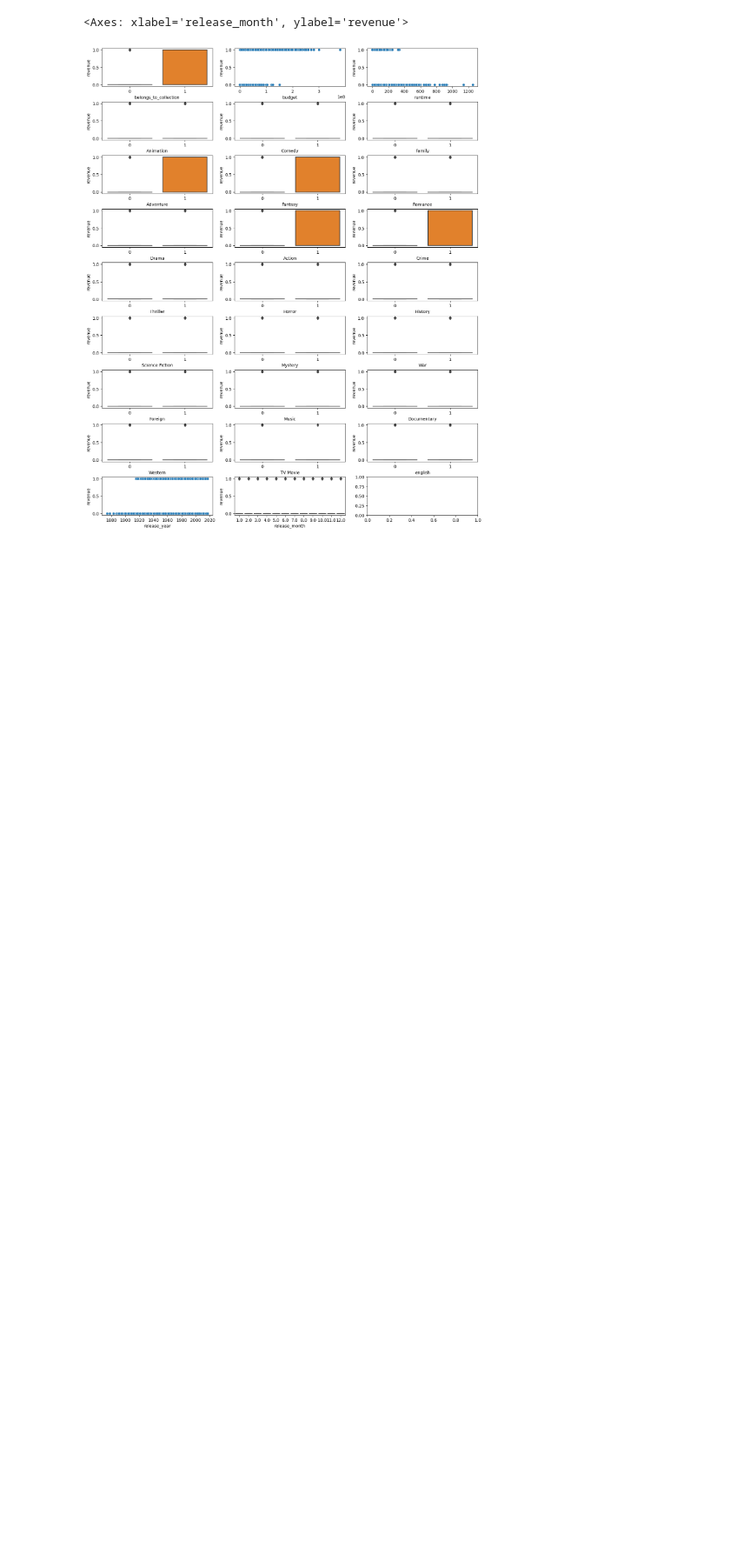
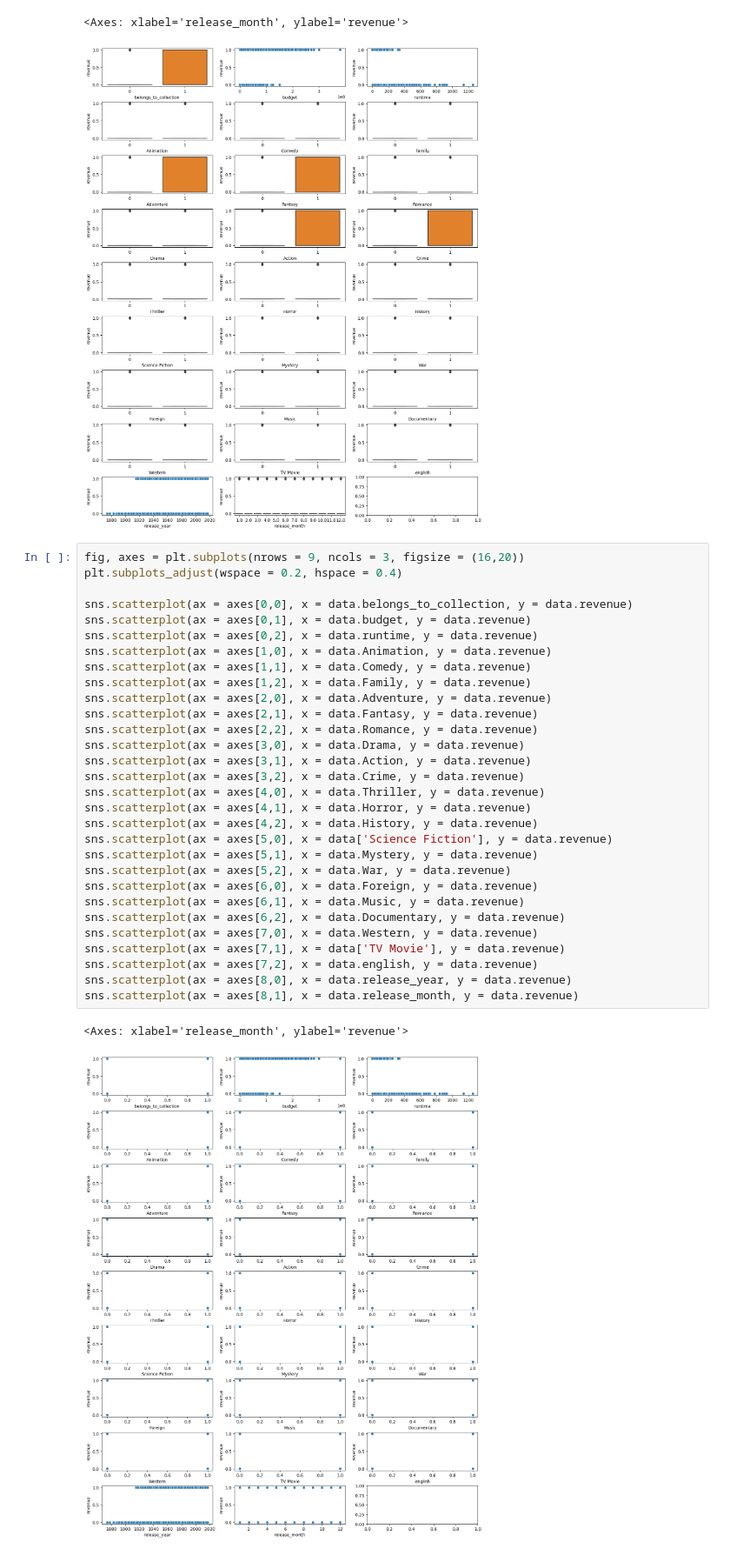
Before and after one commit to ElijahNascar/Movie-Classification-Models, a Jupyter notebook: data_vis.ipynb, the cells around one changed output. Shown at 87% size. Cells and saved outputs as stored; diff of their text form; blank space fills up the shorter version.

```diff
--- a/data_vis.ipynb
+++ b/data_vis.ipynb
@@ -127,3 +128,36 @@ sns.boxplot(ax = axes[8,1], x = data.release_month, y = data.revenue)
 # %% [output]
 <Axes: xlabel='release_month', ylabel='revenue'>
 [figure]
+# %%
+fig, axes = plt.subplots(nrows = 9, ncols = 3, figsize = (16,20))
+plt.subplots_adjust(wspace = 0.2, hspace = 0.4)
+
+sns.scatterplot(ax = axes[0,0], x = data.belongs_to_collection, y = data.revenue)
+sns.scatterplot(ax = axes[0,1], x = data.budget, y = data.revenue)
+sns.scatterplot(ax = axes[0,2], x = data.runtime, y = data.revenue)
+sns.scatterplot(ax = axes[1,0], x = data.Animation, y = data.revenue)
+sns.scatterplot(ax = axes[1,1], x = data.Comedy, y = data.revenue)
+sns.scatterplot(ax = axes[1,2], x = data.Family, y = data.revenue)
+sns.scatterplot(ax = axes[2,0], x = data.Adventure, y = data.revenue)
+sns.scatterplot(ax = axes[2,1], x = data.Fantasy, y = data.revenue)
+sns.scatterplot(ax = axes[2,2], x = data.Romance, y = data.revenue)
+sns.scatterplot(ax = axes[3,0], x = data.Drama, y = data.revenue)
+sns.scatterplot(ax = axes[3,1], x = data.Action, y = data.revenue)
+sns.scatterplot(ax = axes[3,2], x = data.Crime, y = data.revenue)
+sns.scatterplot(ax = axes[4,0], x = data.Thriller, y = data.revenue)
+sns.scatterplot(ax = axes[4,1], x = data.Horror, y = data.revenue)
+sns.scatterplot(ax = axes[4,2], x = data.History, y = data.revenue)
+sns.scatterplot(ax = axes[5,0], x = data['Science Fiction'], y = data.revenue)
+sns.scatterplot(ax = axes[5,1], x = data.Mystery, y = data.revenue)
+sns.scatterplot(ax = axes[5,2], x = data.War, y = data.revenue)
+sns.scatterplot(ax = axes[6,0], x = data.Foreign, y = data.revenue)
+sns.scatterplot(ax = axes[6,1], x = data.Music, y = data.revenue)
+sns.scatterplot(ax = axes[6,2], x = data.Documentary, y = data.revenue)
+sns.scatterplot(ax = axes[7,0], x = data.Western, y = data.revenue)
+sns.scatterplot(ax = axes[7,1], x = data['TV Movie'], y = data.revenue)
+sns.scatterplot(ax = axes[7,2], x = data.english, y = data.revenue)
+sns.scatterplot(ax = axes[8,0], x = data.release_year, y = data.revenue)
+sns.scatterplot(ax = axes[8,1], x = data.release_month, y = data.revenue)
+# %% [output]
+<Axes: xlabel='release_month', ylabel='revenue'>
+[figure, added]
```
Also changed, not shown: parts of 2 cells of this notebook, 1 other file.
